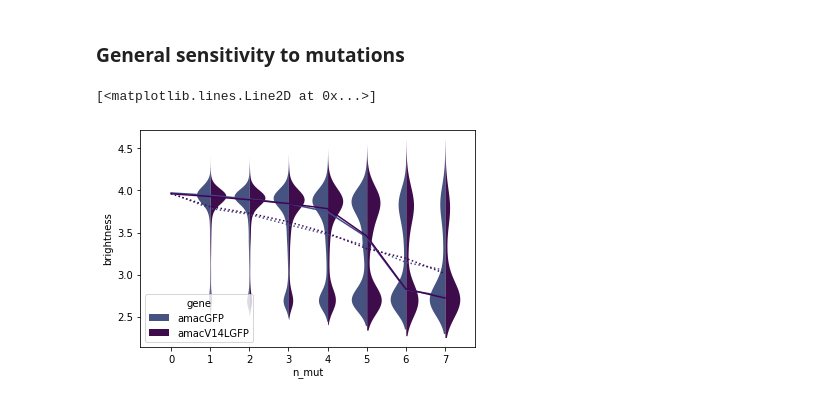
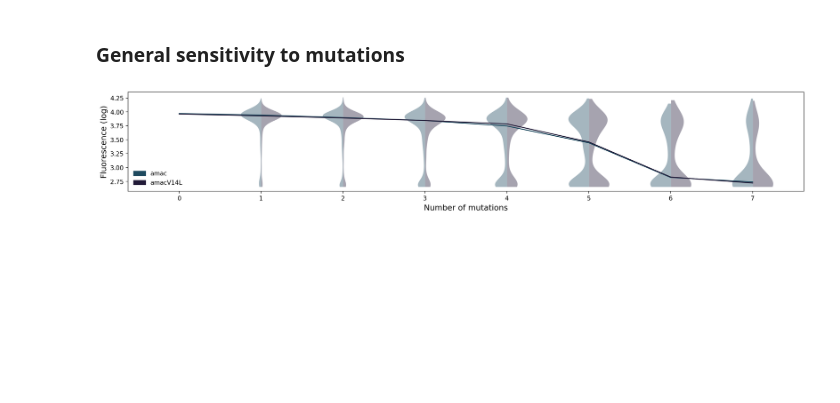
Before and after one commit to aequorea238/Orthologous_GFP_Fitness_Peaks, a Jupyter notebook: analysis/notebooks/lgs11_amac_versus_amacV14L.ipynb, the cells around one changed output. Cells and saved outputs as stored; diff of their text form; code cells hidden in the pictures; blank space fills up the shorter version.

```diff
--- a/analysis/notebooks/lgs11_amac_versus_amacV14L.ipynb
+++ b/analysis/notebooks/lgs11_amac_versus_amacV14L.ipynb
@@ -103,17 +120,15 @@ plt.xticks(pos[::5], range(1,len(mean_differences_by_pos),5));
 # %% [markdown]
 ### General sensitivity to mutations
-# %%
-sns.violinplot(data=data_aa[(data_aa.n_mut<8) & (amacV14L_mask | amacV14V_mask)],
-               x='n_mut', hue='gene',y='brightness',
-               palette=[colors['amac'], colors['amacV14L']], split=True, linewidth=0)
-plt.plot(range(8), [data_aa[amacV14V_mask & (data_aa.n_mut==i)]['brightness'].median() for i in range(8)],
-        color=colors['amac'])
-plt.plot(range(8), [data_aa[amacV14L_mask & (data_aa.n_mut==i)]['brightness'].median() for i in range(8)],
-        color=colors['amacV14L'])
-plt.plot(range(8), [data_aa[amacV14V_mask & (data_aa.n_mut==i)]['brightness'].mean() for i in range(8)],
-        color=colors['amac'], linestyle=':')
-plt.plot(range(8), [data_aa[amacV14L_mask & (data_aa.n_mut==i)]['brightness'].mean() for i in range(8)],
-        color=colors['amacV14L'], linestyle=':')
-# %% [output]
-[<matplotlib.lines.Line2D at 0x...>]
-[figure, removed]
+# %%
+plt.figure(figsize=[20,3], dpi=200)
+
+plot_half_violin([list(data_aa[amacV14V_mask & (data_aa.n_mut == i)]['brightness']) for i in range(8)],
+                side = 'left', color = [colors['amac'], colors['amac']], alpha=0.4)
+
+plot_half_violin([list(data_aa[amacV14L_mask & (data_aa.n_mut == i)]['brightness']) for i in range(8)],
+                side = 'right', color = [colors['amacV14L'], colors['amacV14L']], alpha=0.4)
+
+legendary([colors['amac'], colors['amacV14L']], ['amac','amacV14L'], loc='lower left')
+label_plot_axis(y = 'Fluorescence (log)', x = 'Number of mutations')
+# %% [output]
+[figure, added]
```
Also changed, not shown: parts of 3 cells of this notebook, 48 other files.
